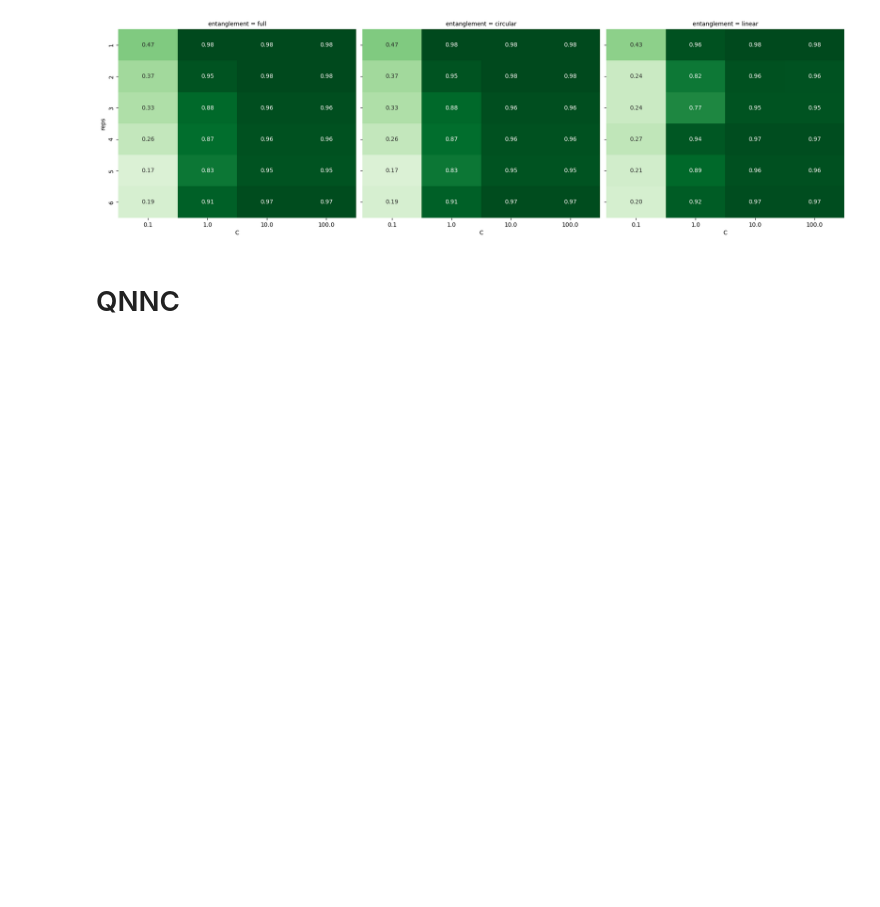
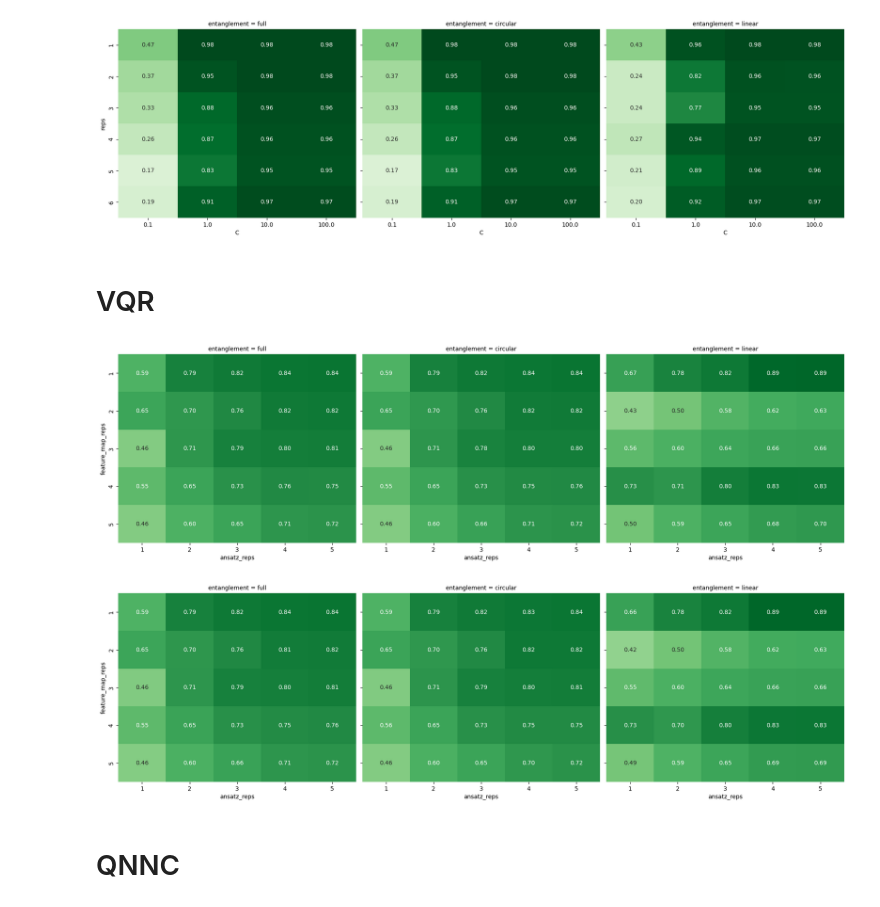
Before and after one commit to gongyilun/QMML_SFE_Mg, a Jupyter notebook: data_analysis_plot.ipynb, the cells around one changed output. Cells and saved outputs as stored; diff of their text form; code cells hidden in the pictures; blank space fills up the shorter version.

Commit message:
preliminary results for VQC and VQR added.

```diff
--- a/data_analysis_plot.ipynb
+++ b/data_analysis_plot.ipynb
@@ -26,7 +26,7 @@ from qiskit_machine_learning.circuit.library import QNNCircuit
 if_del_outlier = False
 # Read from all csv files
 df_all = pd.DataFrame()
-for filename in glob.glob("./QNNR/result/FMR*"):
+for filename in glob.glob("./QNNR_hybrid/result/FMR*"):
     df_tmp = pd.read_csv(filename)
     df_all = pd.concat([df_all, df_tmp.drop(columns=['info'])], ignore_index=True)
 
@@ -259,3 +259,5 @@ g.fig.subplots_adjust(top=0.85)
 plt.show()
 # %% [output]
 [figure]
+# %% [markdown]
+# VQR
@@ -262,3 +353,38 @@ plt.show()
+# %%
+## Plot the data
+df_output_all = pd.DataFrame(
+ data=list(zip(output_entangle, output_feature_map_name, output_feature_map_reps, output_ansatz_reps, output_r2, output_r2_all)),
+ columns=["entanglement", "feature_map_name", "feature_map_reps", "ansatz_reps", "r2", "r2_all"]
+)
+
+for feature_map_name in ['Pauli', 'ZZ']:
+    df_output = df_output_all[df_output_all['feature_map_name'] == feature_map_name]
+
+    # Pivot the data
+    pivot = df_output.pivot_table(
+        index="feature_map_reps", columns="ansatz_reps", values="r2_all",
+    )
+
+    # Draw heatmap
+    g = sns.FacetGrid(
+        df_output, col="entanglement",
+        col_wrap=4, height=6, sharex=True, sharey=True
+    )
+    g.map_dataframe(
+        lambda data, **kws: sns.heatmap(
+            data.pivot_table(index="feature_map_reps", columns="ansatz_reps", values="r2_all", ),
+            vmin=0, vmax=1, annot=True, fmt=".2f", cbar=False, cmap="Greens"
+        )
+    )
+    for ax in g.axes.flat:
+        ax.set_xlabel("ansatz_reps"); ax.set_ylabel("feature_map_reps")
+    g.fig.subplots_adjust(top=0.85)
+    # g.fig.suptitle("Accuracy Heatmaps by Entanglement", fontsize=14)
+    # plt.savefig(f'QSVR/zz/figure/{date}.png')
+    plt.show()
+# %% [output]
+[figure, added]
+[figure, added]
 # %% [markdown]
 # QNNC
 # %%
```
Also changed, not shown: parts of 5 cells of this notebook.
